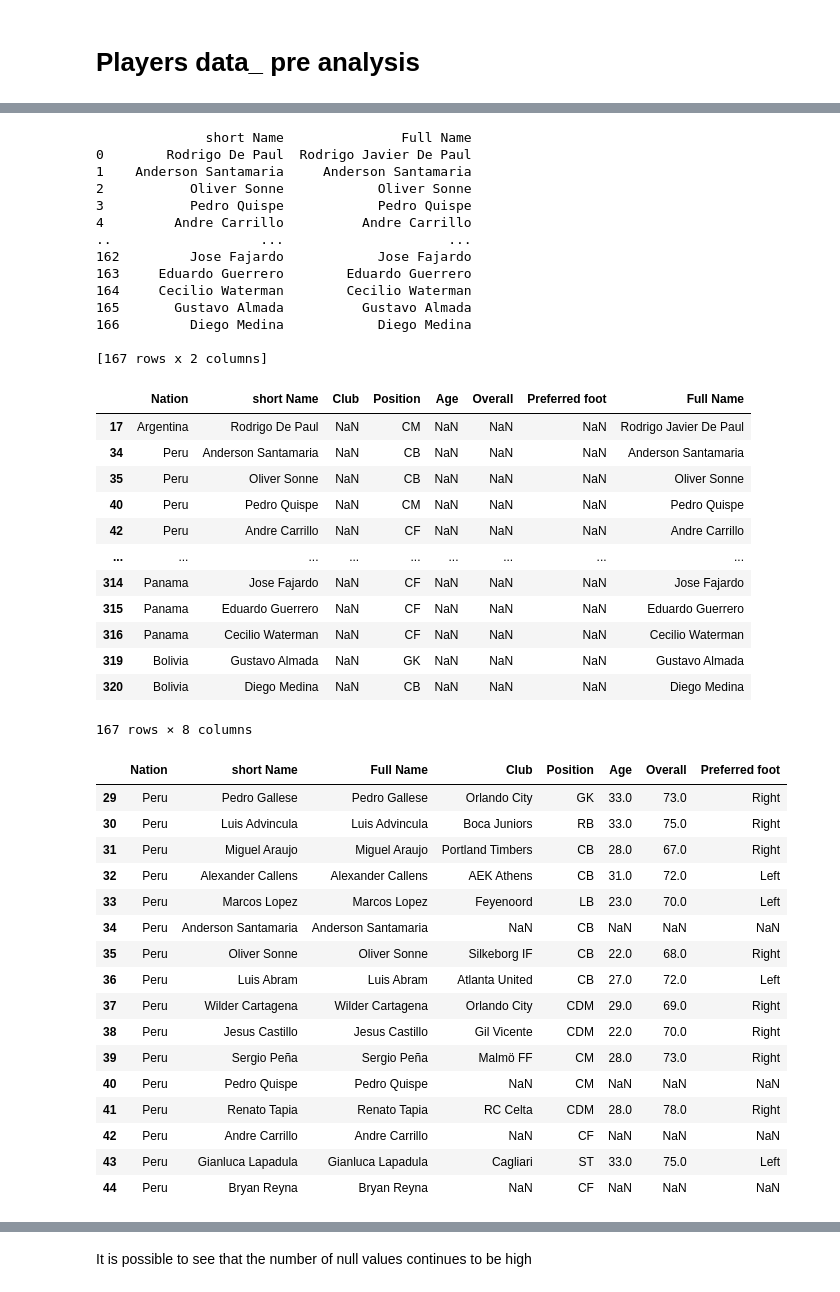
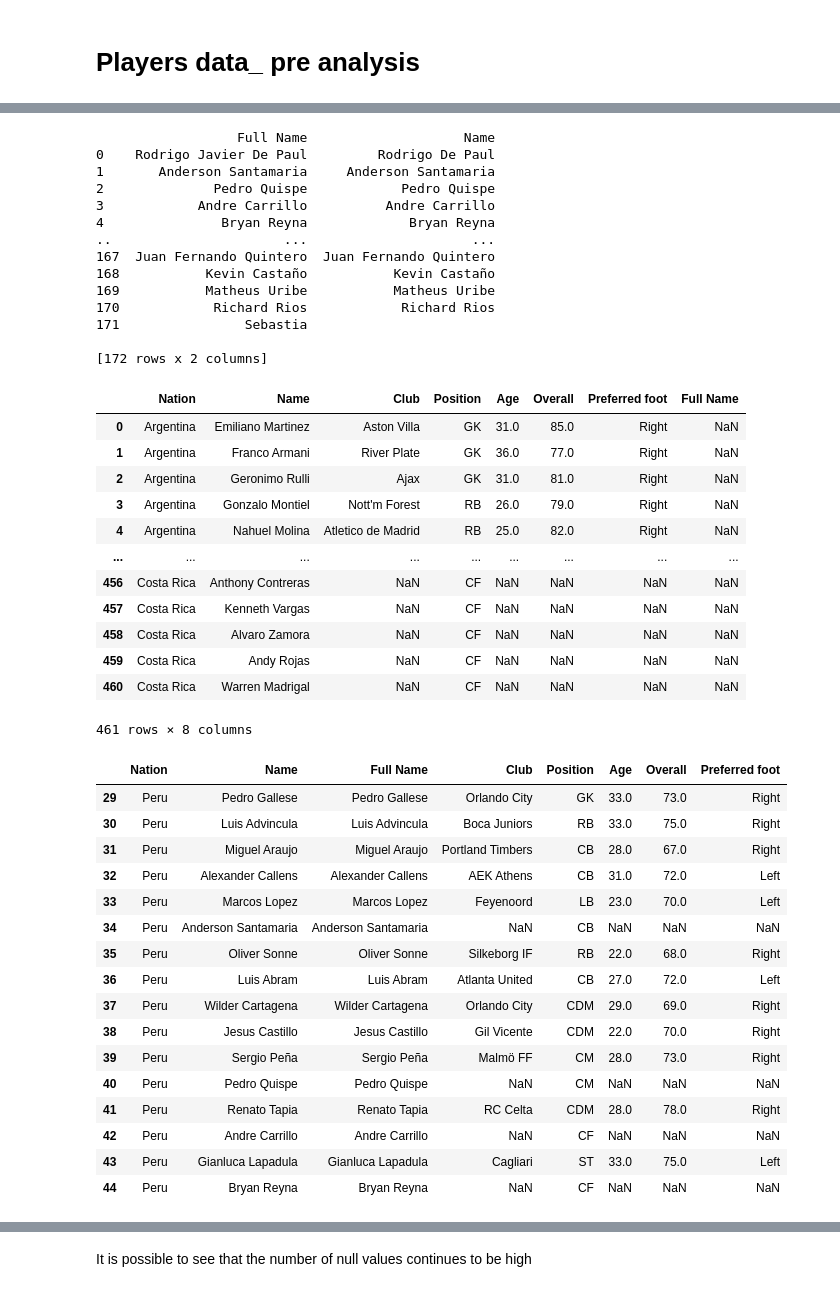
Before and after one commit to arielwendichansky/Copa-America-Model-2024, a Jupyter notebook: Copa_America_final_project.ipynb, the cells around one changed output, grey strips where cells are left out. Drawn from its saved outputs; the diff is of its cells as text; code cells hidden in the pictures.

````diff
--- a/Copa_America_final_project.ipynb
+++ b/Copa_America_final_project.ipynb
@@ -854,7 +877,7 @@ for col in player_rating.columns:
         player_rating[col] = player_rating[col].str.replace('Á', 'A')
         new_df.replace('Vinicius Junior','Vini Jr.', inplace=True)
 # %%
-players_ = new_df.merge(player_rating[['Name','Nation','Club', 'Position', 'Age', 'Overall','Preferred foot']], on=('Name','Nation'), how='left')
+players_ = new_df.merge(player_rating[['Name','Club', 'Position', 'Age', 'Overall','Preferred foot']], on=('Name'), how='left')
 
 # Getting rid of the columns that won't be used or that are repeated
 players_['Position_y'] = players_['Position_y'].fillna(players_['Position_x'])
@@ -1062,17 +1088,18 @@ player_content = player_response.candidates[0].content.parts[0].text
 start_index = player_content.find('players_full_name = ')
 
 # Find the ending index of ']\n```'
-end_index = player_content.find('```', start_index)
+end_index = player_content.find(",'", start_index)
 
 # Extract the substring containing player_list
-player_list_str = player_content[start_index:end_index].strip()+ '}'
+player_list_str = player_content[start_index:end_index].strip()+'":""}'
+
 # Evaluate the string as Python code to get the player_list dictionary
 exec(player_list_str)
 
 # Flatten the nested dictionary and convert to a DataFrame
 players_data = [(full_name, name) for full_name, name in players_full_name.items()]
 
-df_player_fullname = pd.DataFrame(players_data, columns=['short Name', 'Full Name'])
+df_player_fullname = pd.DataFrame(players_data, columns=['Full Name', 'Name'])
 df_player_fullname.dropna
 
 # Giving same standar to the list of names
@@ -1086,41 +1113,43 @@ for col in df_player_fullname.columns:
         df_player_fullname[col] = df_player_fullname[col].str.replace('ï', 'i')
         df_player_fullname[col] = df_player_fullname[col].str.replace('Á', 'A')
 
+df_player_fullname = df_player_fullname[df_player_fullname['Full Name']!=""]
+
 # Display the DataFrame
 print(df_player_fullname)
 # %% [output]
-              short Name               Full Name
-0        Rodrigo De Paul  Rodrigo Javier De Paul
-1    Anderson Santamaria     Anderson Santamaria
-2           Oliver Sonne            Oliver Sonne
-3           Pedro Quispe            Pedro Quispe
-4         Andre Carrillo          Andre Carrillo
-..                   ...                     ...
-162         Jose Fajardo            Jose Fajardo
-163     Eduardo Guerrero        Eduardo Guerrero
-164     Cecilio Waterman        Cecilio Waterman
-165       Gustavo Almada          Gustavo Almada
-166         Diego Medina            Diego Medina
+                  Full Name                    Name
+0    Rodrigo Javier De Paul         Rodrigo De Paul
+1       Anderson Santamaria     Anderson Santamaria
+2              Pedro Quispe            Pedro Quispe
+3            Andre Carrillo          Andre Carrillo
+4               Bryan Reyna             Bryan Reyna
+..                      ...                     ...
+167  Juan Fernando Quintero  Juan Fernando Quintero
+168           Kevin Castaño           Kevin Castaño
+169           Matheus Uribe           Matheus Uribe
+170            Richard Rios            Richard Rios
+171                Sebastia
 
-[167 rows x 2 columns]
+[172 rows x 2 columns]
 # %%
 # Merging tables
-players_ = players_.merge(df_player_fullname[['short Name', 'Full Name']], on=('short Name'), how='left')
+players_ = players_.merge(df_player_fullname[['Name', 'Full Name']], on=('Name'), how='left')
 players_[players_['Full Name'].notnull()]
 # %% [output]
-|  | Nation | short Name | Club | Position | Age | Overall | Preferred foot | Full Name |
-| 17 | Argentina | Rodrigo De Paul | NaN | CM | NaN | NaN | NaN | Rodrigo Javier De Paul |
-| 34 | Peru | Anderson Santamaria | NaN | CB | NaN | NaN | NaN | Anderson Santamaria |
-| 35 | Peru | Oliver Sonne | NaN | CB | NaN | NaN | NaN | Oliver Sonne |
-| 40 | Peru | Pedro Quispe | NaN | CM | NaN | NaN | NaN | Pedro Quispe |
-| 42 | Peru | Andre Carrillo | NaN | CF | NaN | NaN | NaN | Andre Carrillo |
+|  | Nation | Name | Club | Position | Age | Overall | Preferred foot | Full Name |
+| 0 | Argentina | Emiliano Martinez | Aston Villa | GK | 31.0 | 85.0 | Right | NaN |
+| 1 | Argentina | Franco Armani | River Plate | GK | 36.0 | 77.0 | Right | NaN |
+| 2 | Argentina | Geronimo Rulli | Ajax | GK | 31.0 | 81.0 | Right | NaN |
+| 3 | Argentina | Gonzalo Montiel | Nott'm Forest | RB | 26.0 | 79.0 | Right | NaN |
+| 4 | Argentina | Nahuel Molina | Atletico de Madrid | RB | 25.0 | 82.0 | Right | NaN |
 | ... | ... | ... | ... | ... | ... | ... | ... | ... |
-| 314 | Panama | Jose Fajardo | NaN | CF | NaN | NaN | NaN | Jose Fajardo |
-| 315 | Panama | Eduardo Guerrero | NaN | CF | NaN | NaN | NaN | Eduardo Guerrero |
-| 316 | Panama | Cecilio Waterman | NaN | CF | NaN | NaN | NaN | Cecilio Waterman |
-| 319 | Bolivia | Gustavo Almada | NaN | GK | NaN | NaN | NaN | Gustavo Almada |
-| 320 | Bolivia | Diego Medina | NaN | CB | NaN | NaN | NaN | Diego Medina |
+| 456 | Costa Rica | Anthony Contreras | NaN | CF | NaN | NaN | NaN | NaN |
+| 457 | Costa Rica | Kenneth Vargas | NaN | CF | NaN | NaN | NaN | NaN |
+| 458 | Costa Rica | Alvaro Zamora | NaN | CF | NaN | NaN | NaN | NaN |
+| 459 | Costa Rica | Andy Rojas | NaN | CF | NaN | NaN | NaN | NaN |
+| 460 | Costa Rica | Warren Madrigal | NaN | CF | NaN | NaN | NaN | NaN |
-167 rows × 8 columns
+461 rows × 8 columns
 # %%
 # Rename column Name in Fifa dataset to be able to match
 player_rating.rename(columns={'Name':'Full Name'}, inplace=True)
@@ -1137,7 +1166,7 @@ df_merged['Position'] = df_merged['Position_x'].fillna(df_merged['Position_y'])
 df_merged['Age'] = df_merged['Age_x'].fillna(df_merged['Age_y'])
 df_merged['Overall'] = df_merged['Overall_x'].fillna(df_merged['Overall_y'])
 df_merged['Preferred foot'] = df_merged['Preferred foot_x'].fillna(df_merged['Preferred foot_y'])
-df_merged['Full Name'] = df_merged['Full Name'].fillna(df_merged['short Name'])
+df_merged['Full Name'] = df_merged['Full Name'].fillna(df_merged['Name'])
 
 # Drop redundant columns
 df_merged = df_merged.drop(columns=['Club_y', 'Position_y', 'Age_y', 'Overall_y', 'Preferred foot_y'])
@@ -1145,14 +1174,14 @@ df_merged = df_merged.drop(columns=['Club_x', 'Position_x', 'Age_x', 'Overall_x'
 
 df_merged[df_merged.Nation == 'Peru']
 # %% [output]
-|  | Nation | short Name | Full Name | Club | Position | Age | Overall | Preferred foot |
+|  | Nation | Name | Full Name | Club | Position | Age | Overall | Preferred foot |
 | 29 | Peru | Pedro Gallese | Pedro Gallese | Orlando City | GK | 33.0 | 73.0 | Right |
 | 30 | Peru | Luis Advincula | Luis Advincula | Boca Juniors | RB | 33.0 | 75.0 | Right |
 | 31 | Peru | Miguel Araujo | Miguel Araujo | Portland Timbers | CB | 28.0 | 67.0 | Right |
 | 32 | Peru | Alexander Callens | Alexander Callens | AEK Athens | CB | 31.0 | 72.0 | Left |
 | 33 | Peru | Marcos Lopez | Marcos Lopez | Feyenoord | LB | 23.0 | 70.0 | Left |
 | 34 | Peru | Anderson Santamaria | Anderson Santamaria | NaN | CB | NaN | NaN | NaN |
-| 35 | Peru | Oliver Sonne | Oliver Sonne | Silkeborg IF | CB | 22.0 | 68.0 | Right |
+| 35 | Peru | Oliver Sonne | Oliver Sonne | Silkeborg IF | RB | 22.0 | 68.0 | Right |
 | 36 | Peru | Luis Abram | Luis Abram | Atlanta United | CB | 27.0 | 72.0 | Left |
 | 37 | Peru | Wilder Cartagena | Wilder Cartagena | Orlando City | CDM | 29.0 | 69.0 | Right |
 | 38 | Peru | Jesus Castillo | Jesus Castillo | Gil Vicente | CDM | 22.0 | 70.0 | Right |
````
Also changed, not shown: parts of 59 cells of this notebook.
